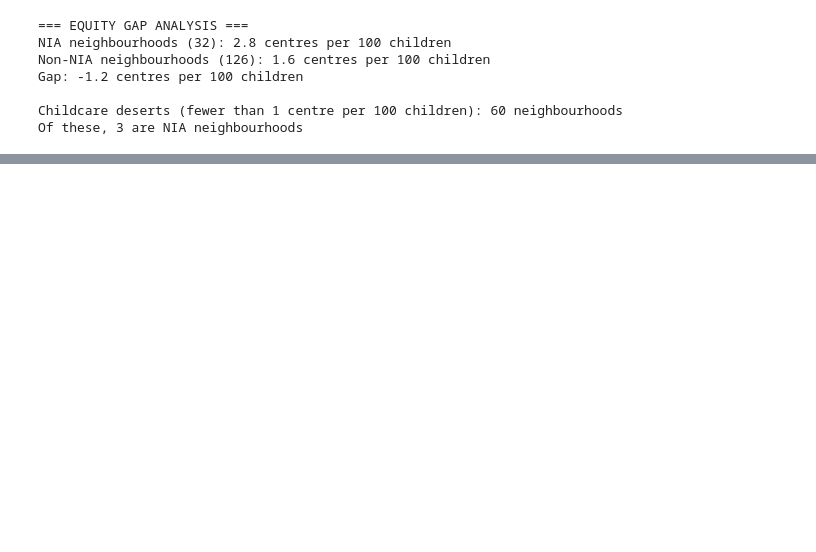
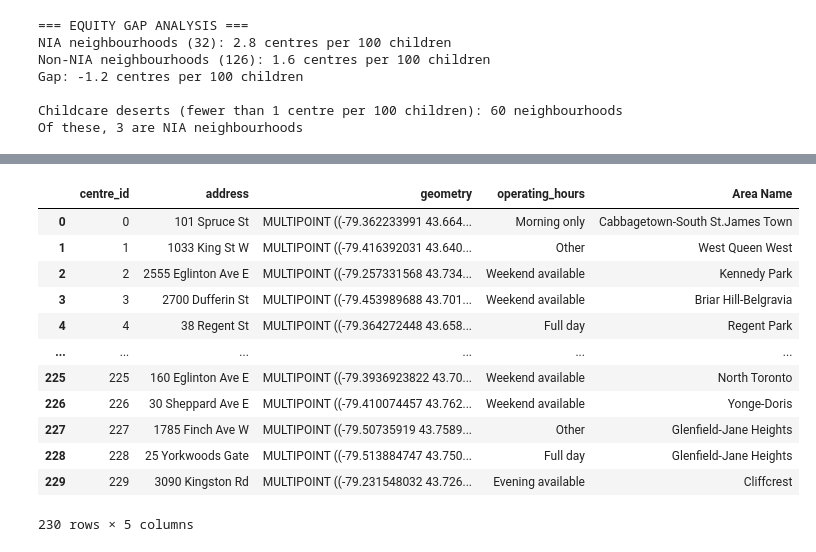
Before and after one commit to lucas-ben/mba-business-analytics, a Jupyter notebook: Data Viz Data Folder/file.ipynb, the cells around one changed output, grey strips where cells are left out. Drawn from its saved outputs; the diff is of its cells as text; code cells hidden in the pictures; blank space fills up the shorter version.

```diff
--- a/Data Viz Data Folder/file.ipynb
+++ b/Data Viz Data Folder/file.ipynb
@@ -348,0 +360,18 @@ child_centres.to_file('/Users/lucasben/Documents/mba-business-analytics/Data Viz
+# %%
+df4 = pd.read_csv('/Users/lucasben/Documents/mba-business-analytics/Data Viz Data Folder/Tableau Data/toronto_childcare_centres.csv')
+# %%
+df4
+# %% [output]
+|  | centre_id | address | geometry | operating_hours | Area Name |
+| 0 | 0 | 101 Spruce St | MULTIPOINT ((-79.362233991 43.664... | Morning only | Cabbagetown-South St.James Town |
+| 1 | 1 | 1033 King St W | MULTIPOINT ((-79.416392031 43.640... | Other | West Queen West |
+| 2 | 2 | 2555 Eglinton Ave E | MULTIPOINT ((-79.257331568 43.734... | Weekend available | Kennedy Park |
+| 3 | 3 | 2700 Dufferin St | MULTIPOINT ((-79.453989688 43.701... | Weekend available | Briar Hill-Belgravia |
+| 4 | 4 | 38 Regent St | MULTIPOINT ((-79.364272448 43.658... | Full day | Regent Park |
+| ... | ... | ... | ... | ... | ... |
+| 225 | 225 | 160 Eglinton Ave E | MULTIPOINT ((-79.3936923822 43.70... | Weekend available | North Toronto |
+| 226 | 226 | 30 Sheppard Ave E | MULTIPOINT ((-79.410074457 43.762... | Weekend available | Yonge-Doris |
+| 227 | 227 | 1785 Finch Ave W | MULTIPOINT ((-79.50735919 43.7589... | Other | Glenfield-Jane Heights |
+| 228 | 228 | 25 Yorkwoods Gate | MULTIPOINT ((-79.513884747 43.750... | Full day | Glenfield-Jane Heights |
+| 229 | 229 | 3090 Kingston Rd | MULTIPOINT ((-79.231548032 43.726... | Evening available | Cliffcrest |
+230 rows × 5 columns
```
Also changed, not shown: parts of 5 cells of this notebook, 4 other files.
